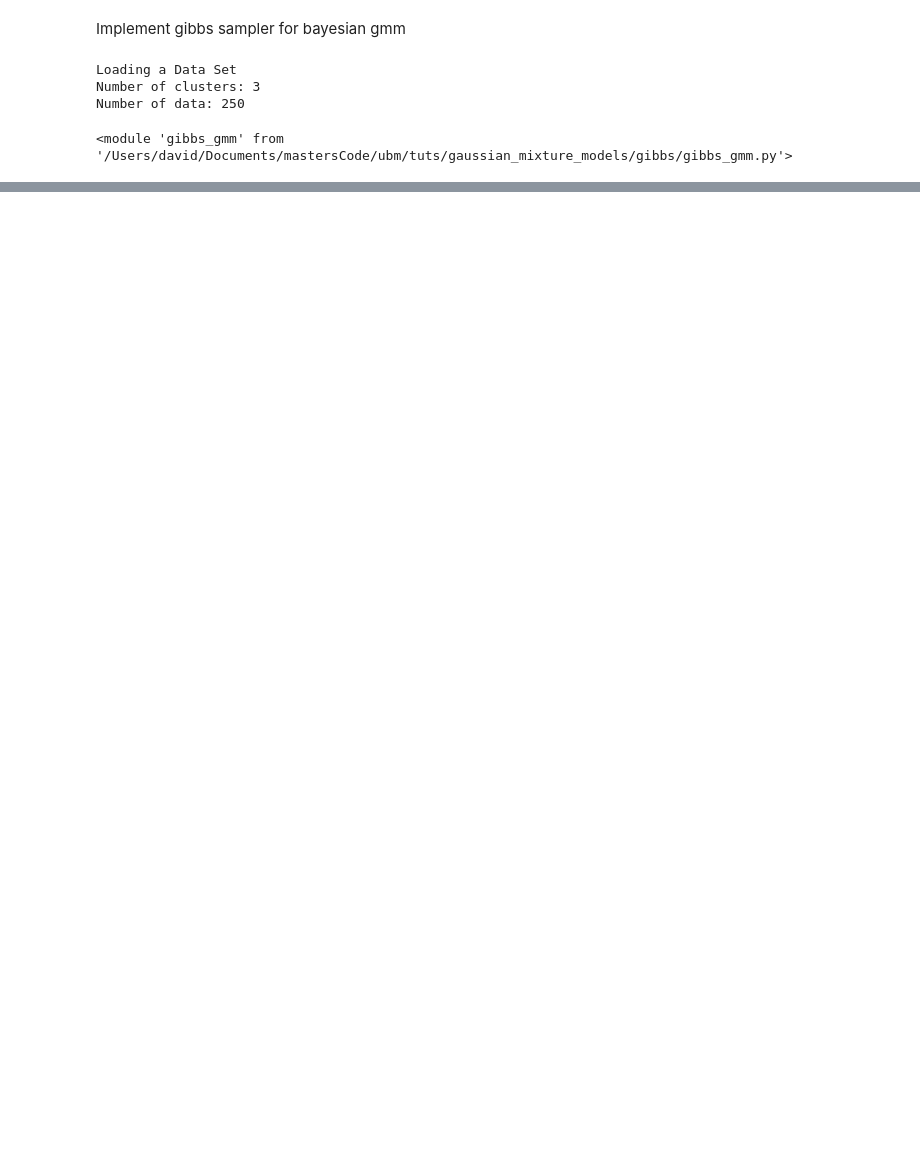
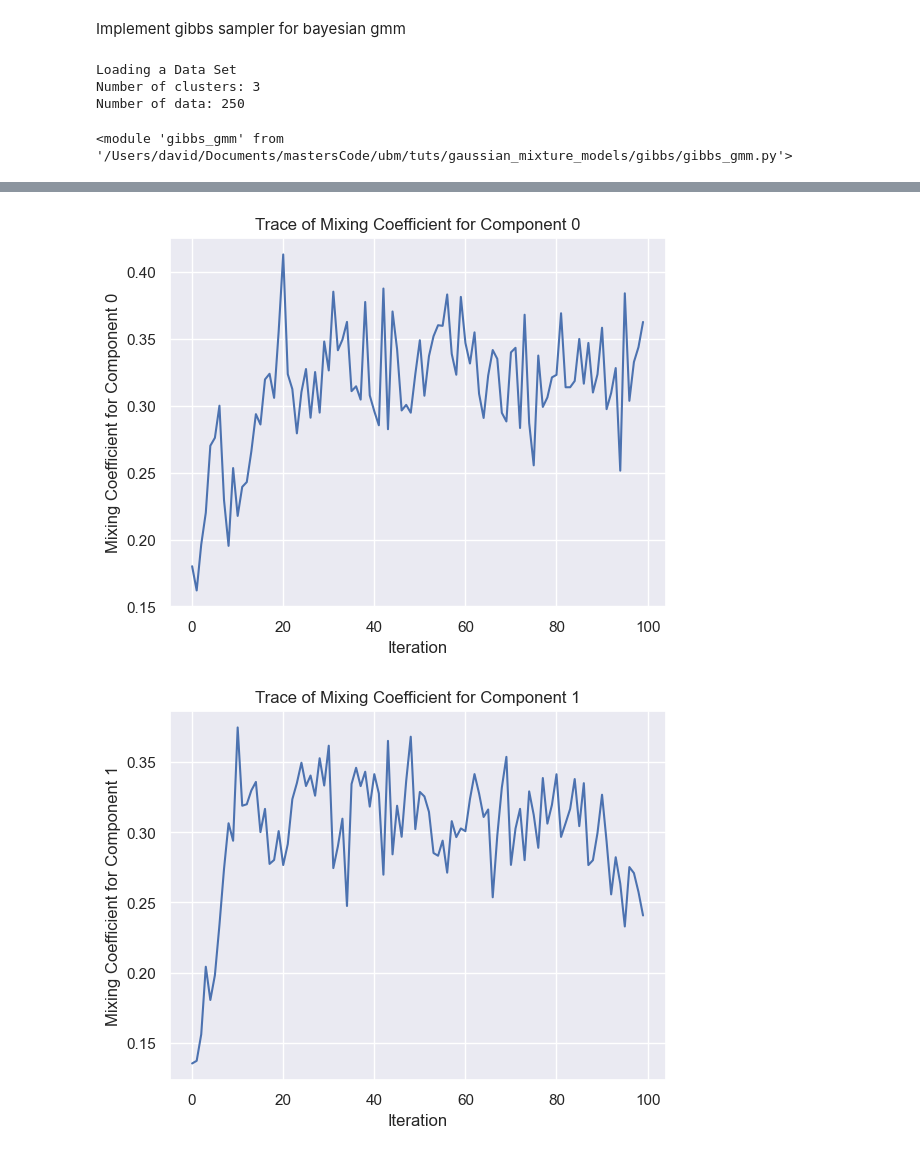
Before and after one commit to Davidjames9610/ubm, a Jupyter notebook: tuts/gaussian_mixture_models/gibbs/gmms_tut_2_gibbs_bayesian.ipynb, the cells around one changed output, grey strips where cells are left out. Cells and saved outputs as stored; diff of their text form; code cells hidden in the pictures; blank space fills up the shorter version.

```diff
--- a/tuts/gaussian_mixture_models/gibbs/gmms_tut_2_gibbs_bayesian.ipynb
+++ b/tuts/gaussian_mixture_models/gibbs/gmms_tut_2_gibbs_bayesian.ipynb
@@ -219,0 +270,12 @@ plt.close()
+# %%
+for k in range(my_gibbs.K):
+    trace_k = [pi[k] for pi in my_gibbs.pi_trace]  # Extract the trace for component 'k'
+    plt.figure()
+    plt.title(f"Trace of Mixing Coefficient for Component {k}")
+    plt.plot(range(len(my_gibbs.pi_trace)), trace_k)
+    plt.xlabel("Iteration")
+    plt.ylabel(f"Mixing Coefficient for Component {k}")
+    plt.show()
+# %% [output]
+[figure, added]
+[figure, added]
```
Also changed, not shown: parts of 14 cells of this notebook, 1 other file.
